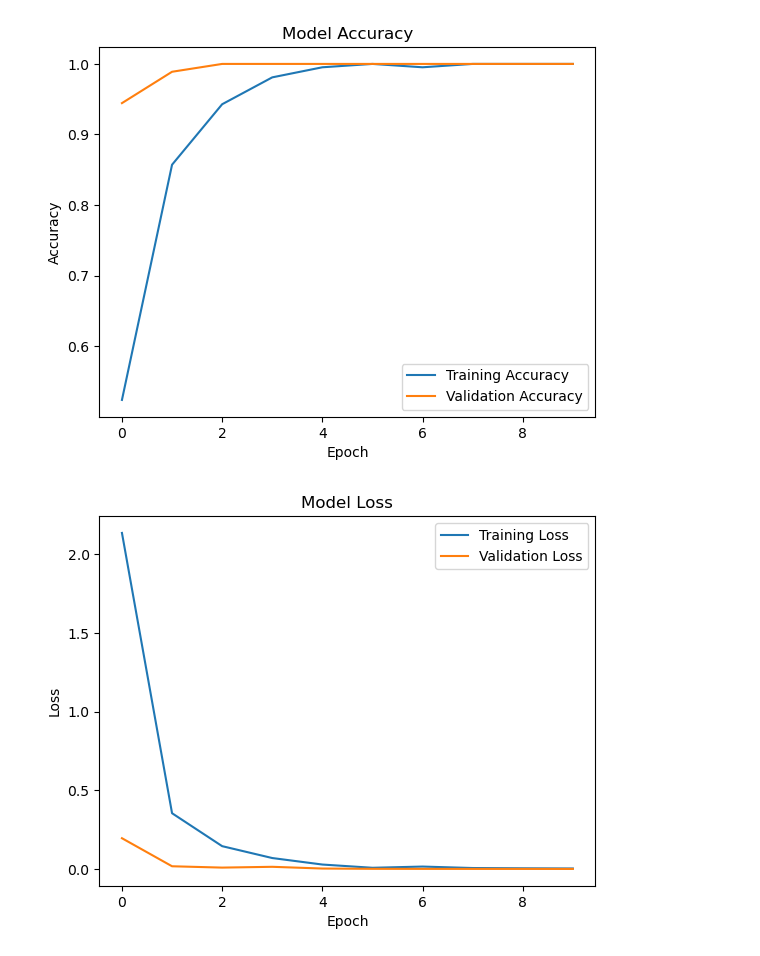
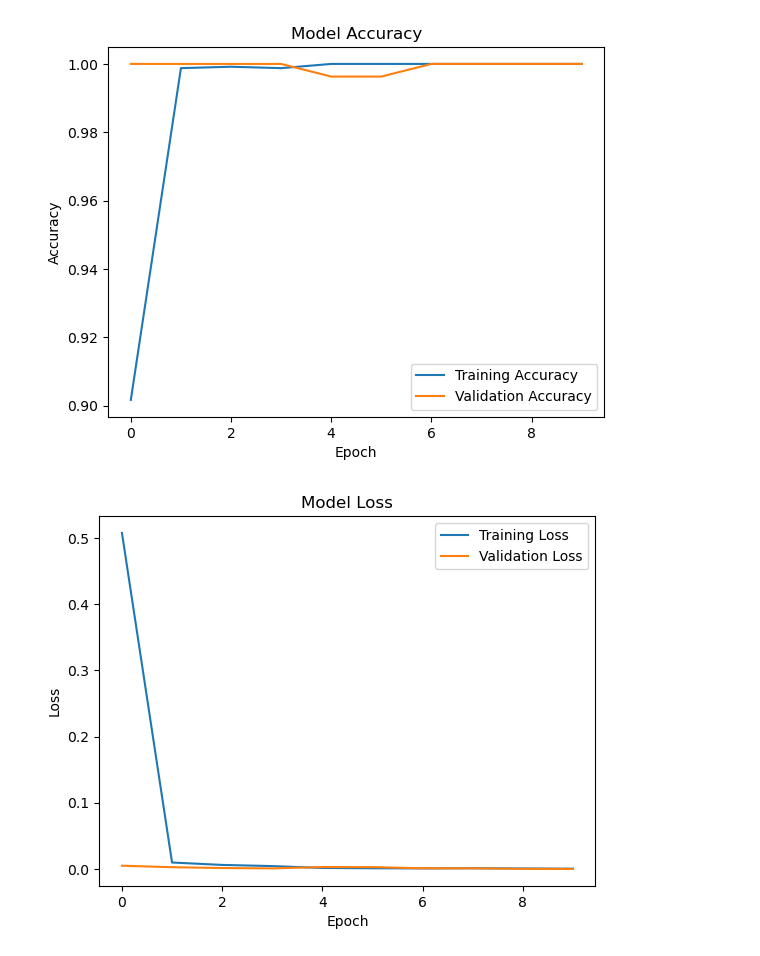
Before and after one commit to abdu404/Sign_Language_detection, a Jupyter notebook: Sign_Language_detection.ipynb, the cells around one changed output. Drawn from its saved outputs; the diff is of its cells as text; code cells hidden in the pictures.

Commit message:
Add files via upload
Update the dataset to 1000 Images and Reduce the batch size to reduces the memory requirements at any given time.

```diff
--- a/Sign_Language_detection.ipynb
+++ b/Sign_Language_detection.ipynb
@@ -3,4 +1,5 @@ Data Preparation
 # %%
+# Cell 1: Data Preparation
 import os
 import cv2
 import numpy as np
@@ -19,7 +18,7 @@ def preprocess_images(folder):
 
     for class_name in os.listdir(folder):
         class_folder = os.path.join(folder, class_name)
-        for img_name in os.listdir(class_folder)[:100]:  # Take first 100 images per class
+        for img_name in os.listdir(class_folder)[:1000]:  # Take first 1000 images per class
             img_path = os.path.join(class_folder, img_name)
             img = cv2.imread(img_path, cv2.IMREAD_COLOR)  # Read images in color
             img = cv2.resize(img, (224, 224))  # Resize to VGG input size
@@ -33,5 +32,6 @@ def preprocess_images(folder):
 # Preprocess data
 data_images, data_labels = preprocess_images(data_folder)
 
-# Split the dataset into training and testing sets
-X_train, X_test, y_train, y_test = train_test_split(data_images, data_labels, test_size=0.3, random_state=42)
+# Split the dataset into training, validation, and testing sets
+X_train, X_test, y_train, y_test = train_test_split(data_images, data_labels, test_size=0.1, random_state=42)
+X_train, X_val, y_train, y_val = train_test_split(X_train, y_train, test_size=0.1, random_state=42)
@@ -40,4 +38,5 @@ Model Training
 # %%
+# Cell 2: Model Development
 from tensorflow.keras import layers, models
 from tensorflow.keras.applications import VGG16
 from tensorflow.keras.optimizers import Adam
@@ -61,6 +60,3 @@ model = models.Sequential([
 model.compile(optimizer=Adam(),
               loss='sparse_categorical_crossentropy',
               metrics=['accuracy'])
-
-# Train the model
-history = model.fit(X_train, y_train, epochs=10, validation_data=(X_test, y_test))
@@ -87,0 +63,7 @@ Epoch 10/10
+# %%
+# Cell 3: Training with Reduced Batch Size
+# Define batch size
+batch_size = 32
+
+# Train the model in smaller batches
+history = model.fit(X_train, y_train, epochs=10, batch_size=batch_size, validation_data=(X_val, y_val))
@@ -88,28 +91,6 @@ Epoch 10/10
 # %%
+# Cell 4: Model Evaluation and Visualization
 import matplotlib.pyplot as plt
-
-# Load the pre-trained VGG16 model without the top classification layer
-vgg_base = VGG16(weights='imagenet', include_top=False, input_shape=(224, 224, 3))
-
-# Freeze the convolutional base
-vgg_base.trainable = False
-
-# Add a custom classification head
-model = models.Sequential([
-    vgg_base,
-    layers.Flatten(),
-    layers.Dense(256, activation='relu'),
-    layers.Dropout(0.5),
-    layers.Dense(len(classes_to_capture), activation='softmax')
-])
-
-# Compile the model
-model.compile(optimizer=Adam(),
-              loss='sparse_categorical_crossentropy',
-              metrics=['accuracy'])
-
-# Train the model
-history = model.fit(X_train, y_train, epochs=10, validation_data=(X_test, y_test))
 
 # Plot training history
 plt.plot(history.history['accuracy'], label='Training Accuracy')
@@ -151,2 +112,2 @@ Epoch 10/10
-[figure, old version]
+[figure, new version]
-[figure, old version]
+[figure, new version]
```
Also changed, not shown: parts of 10 cells of this notebook.
